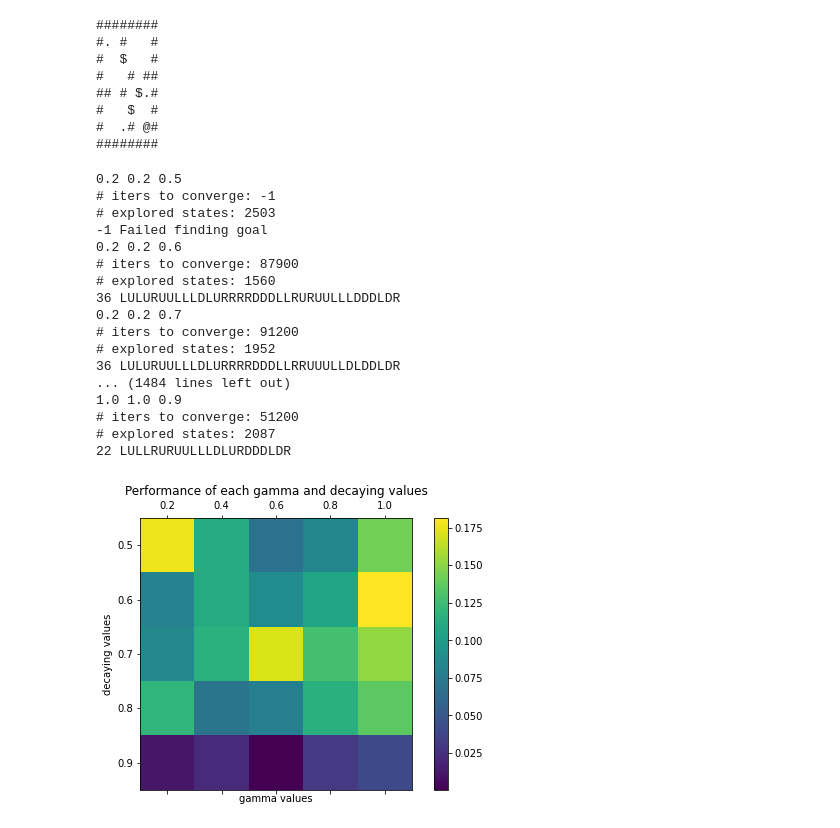
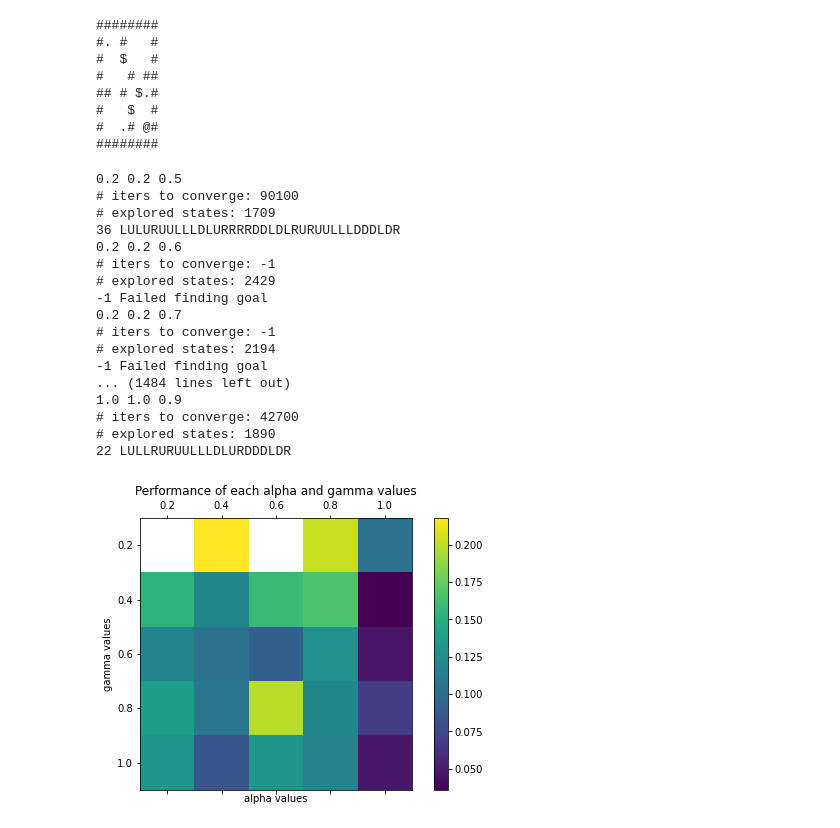
Before and after one commit to sahn93/CS271_Sokoban, a Jupyter notebook: Sokoban_RL.ipynb, the cells around one changed output. Drawn from its saved outputs; the diff is of its cells as text; code cells hidden in the pictures.

Commit message:
visualization error correct and add comment

```diff
--- a/Sokoban_RL.ipynb
+++ b/Sokoban_RL.ipynb
@@ -299,7 +300,7 @@ def parameter_tuning(file_name='sokoban01.txt', tuning_step=3):
     return total_performance, opt_a, opt_g, opt_eps_d
 # %%
 def visualize_param_tuning(file_path,performance,fixed_col,fixed_value):
-    col_name={'alpha':0,'gamma':1,'decaying':2}
+    col_name={'alpha':0,'gamma':1,'eps_decay rate':2}
     col_id = {v:k for k,v in col_name.items() }
     fixed_col_num= col_name[fixed_col]
     check_col_x,check_col_y= [i for i in col_name.values() if i != fixed_col_num]
@@ -311,17 +312,16 @@ def visualize_param_tuning(file_path,performance,fixed_col,fixed_value):
     max_step = max([v[0] for v in revised_perf.values()]) ; min_step = min([v[0] for v in revised_perf.values()])
     max_length = max([v[-1] for v in revised_perf.values()]); min_length = min([v[-1] for v in revised_perf.values()])
     step = {k:(v[0]-min_step) /(max_step-min_step) for k,v in revised_perf.items() if k[fixed_col_num]==fixed_value}
-    length = {k: (v[-1]-min_length) /(max_lenth-min_length) for k,v in revised_perf.items() if k[fixed_col_num]==fixed_value}
-
+    length = {k: (v[-1]-min_length) /(max_length-min_length) for k,v in revised_perf.items() if k[fixed_col_num]==fixed_value}
     g_e_relations ={}
     for k in step.keys():
         if k in g_e_relations:
-            g_e_relations[(k[check_col_x],k[check_col_y])] += 0.2 * step[k] + 0.8* length[k] # s 값도 나중에 사용 할 수 있을듯
+            g_e_relations[(k[check_col_x],k[check_col_y])] += 0.2 * step[k] + 0.8* length[k]
         else:
             g_e_relations[(k[check_col_x],k[check_col_y])] = 0.2* step[k] + 0.8* length[k]
-    x_range = [round(i*0.1,2) for i in np.arange(2,11,2)] # Or something else
+    x_range = [round(i*0.1,2) for i in np.arange(2,11,2)]
     if fixed_col_num !=2 :
-        y_range = [round(i*0.1,2) for i in np.arange(5,10,1)] # Or something else
+        y_range = [round(i*0.1,2) for i in np.arange(5,10,1)]
     else:
         y_range = [round(i*0.1,2) for i in np.arange(2,11,2)]
 
@@ -346,23 +346,23 @@ def visualize_param_tuning(file_path,performance,fixed_col,fixed_value):
 # %%
 file_name = 'sokoban01.txt'
 t_performance, opt_a, opt_g, opt_eps_d = parameter_tuning(file_name=file_name)
-visualize_param_tuning('sokoban01.txt',t_performance[0],'alpha',np.median(opt_a))
+visualize_param_tuning('sokoban01.txt',t_performance[0],'eps_decay rate',np.median(opt_eps_d))
 # %% [output]
 0.2 0.2 0.5
+# iters to converge: 90100
+# explored states: 1709
+36 LULURUULLLDLURRRRDDLDLRURUULLLDDDLDR
+0.2 0.2 0.6
 # iters to converge: -1
-# explored states: 2503
+# explored states: 2429
 -1 Failed finding goal
-0.2 0.2 0.6
-# iters to converge: 87900
-# explored states: 1560
-36 LULURUULLLDLURRRRDDDLLRURUULLLDDDLDR
 0.2 0.2 0.7
-# iters to converge: 91200
-# explored states: 1952
-36 LULURUULLLDLURRRRDDDLLRRUUULLDLDDLDR
+# iters to converge: -1
+# explored states: 2194
+-1 Failed finding goal
 ... (1484 lines left out)
 1.0 1.0 0.9
-# iters to converge: 51200
-# explored states: 2087
+# iters to converge: 42700
+# explored states: 1890
 22 LULLRURUULLLDLURDDDLDR
-[figure, old version]
+[figure, new version]
```
Also changed, not shown: parts of 1 cell of this notebook.
